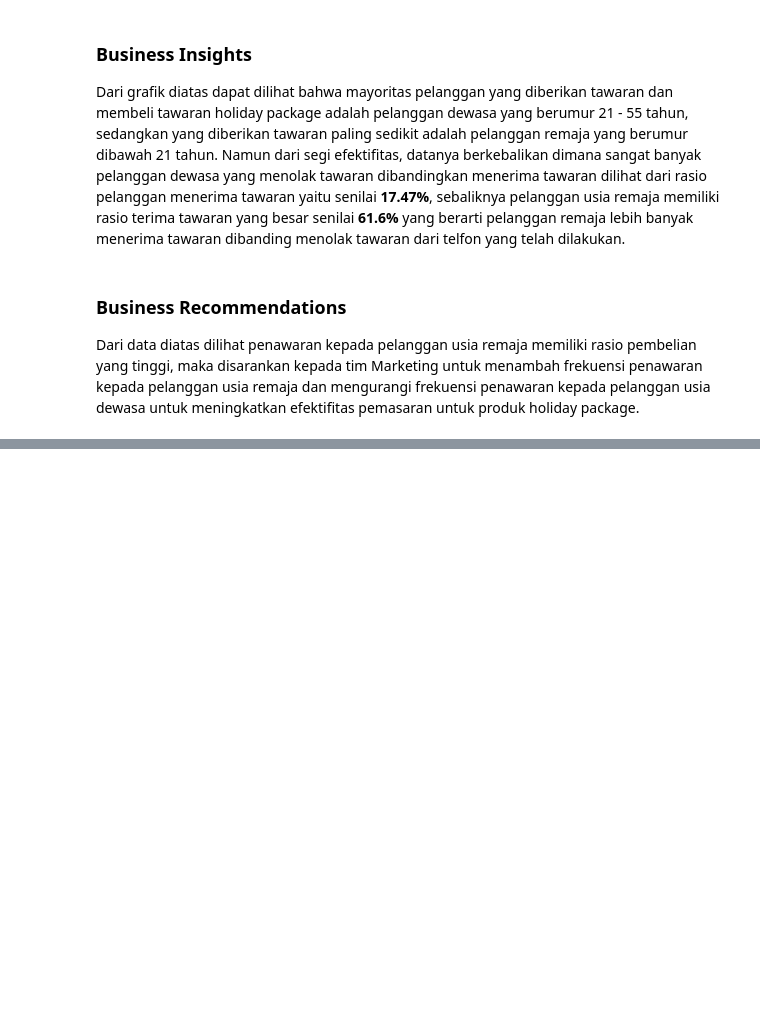
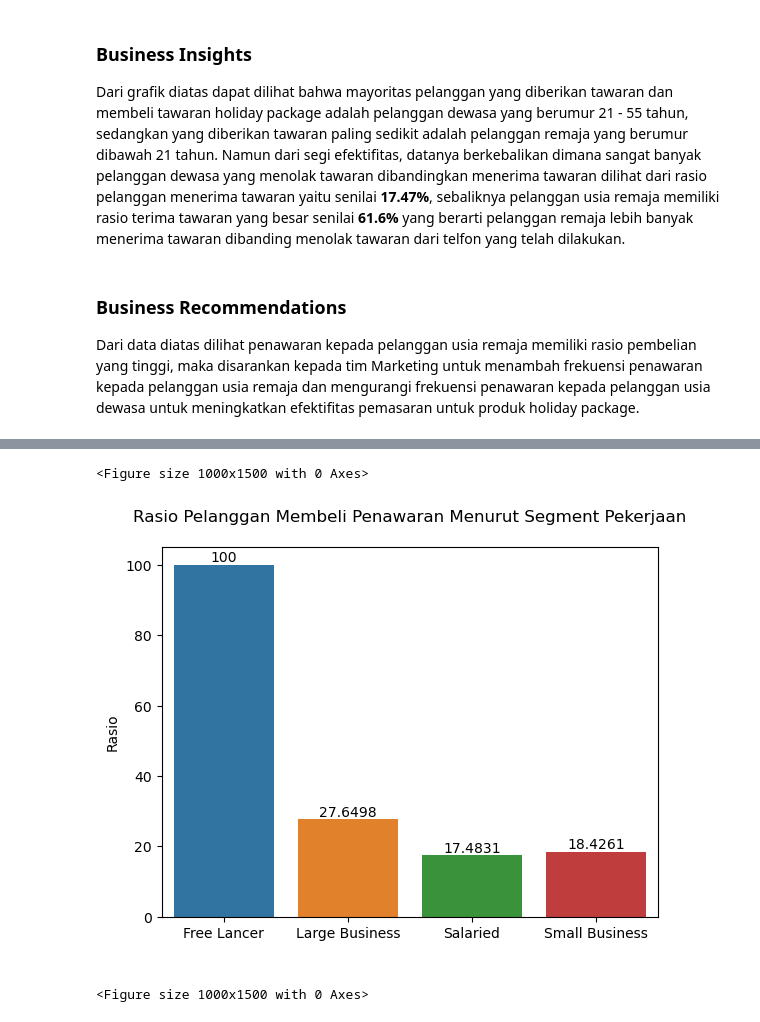
Before and after one commit to damaraira/ByteBenders, a Jupyter notebook: Insights_Alvin.ipynb, the cells around one changed output, grey strips where cells are left out. Drawn from its saved outputs; the diff is of its cells as text; code cells hidden in the pictures; blank space fills up the shorter version.

```diff
--- a/Insights_Alvin.ipynb
+++ b/Insights_Alvin.ipynb
@@ -126,0 +172,8 @@ Dari data diatas dilihat penawaran kepada pelanggan usia remaja memiliki rasio p
+# %%
+gb4 = df.groupby('Occupation').agg({'CustomerID':'nunique'}).reset_index()
+
+gbm2 = gb3.merge(gb4 , how='left', on='Occupation')
+
+gbm2.columns = ['Occupation', 'ProdTaken', 'Pelanggan Ditelfon','Total Pelanggan']
+
+gbm2
@@ -126,0 +189,3 @@ Dari data diatas dilihat penawaran kepada pelanggan usia remaja memiliki rasio p
+# %%
+gbm2['Rasio'] = 100 * gbm2['Pelanggan Ditelfon'] / gbm2.groupby('Total Pelanggan')['Pelanggan Ditelfon'].transform('sum')
+gbm2
@@ -126,0 +201,3 @@ Dari data diatas dilihat penawaran kepada pelanggan usia remaja memiliki rasio p
+# %%
+result2 = gbm2[(gbm2['ProdTaken']==1)]
+result2
@@ -126,0 +210,13 @@ Dari data diatas dilihat penawaran kepada pelanggan usia remaja memiliki rasio p
+# %%
+ax4 = sns.barplot(y='Rasio', x='Occupation', data=result2, errwidth=0)
+
+ax4.set(xlabel=' ', ylabel='Rasio', title='Rasio Pelanggan Membeli Penawaran Menurut Segment Pekerjaan\n')
+
+for container in ax4.containers:
+    ax4.bar_label(container)
+
+plt.figure(figsize=(10,15))
+# %% [output]
+<Figure size 1000x1500 with 0 Axes>
+[figure, added]
+<Figure size 1000x1500 with 0 Axes>
```
Also changed, not shown: parts of 8 cells of this notebook.
